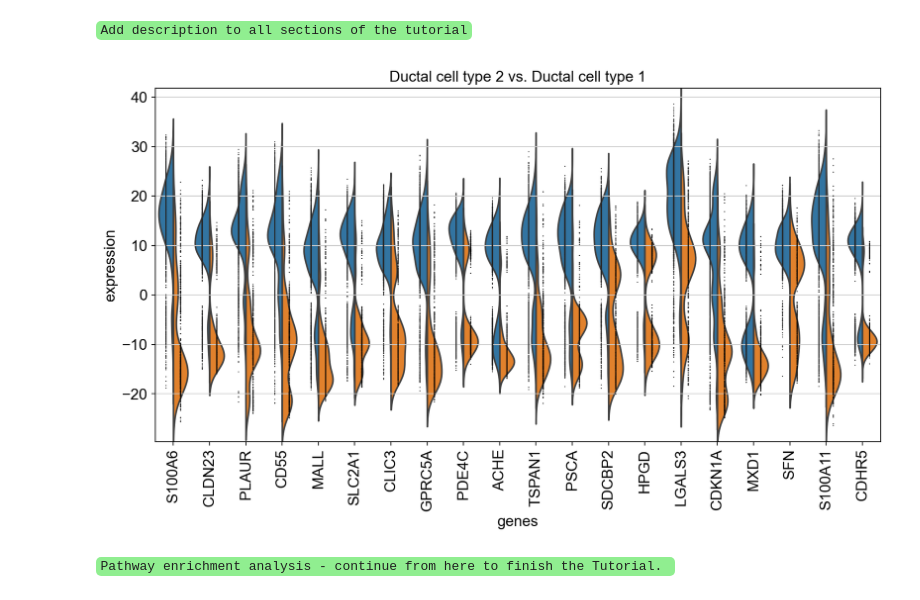
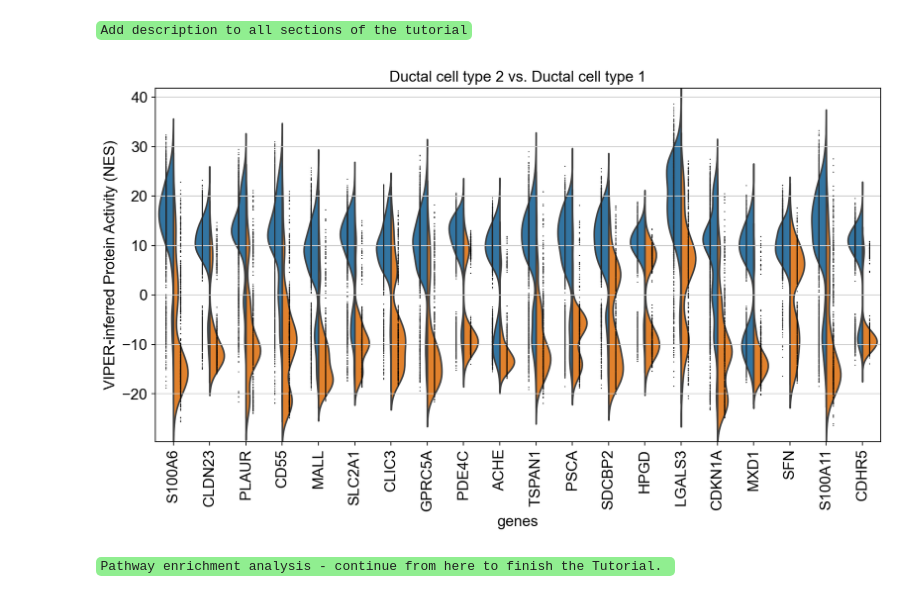
Before and after one commit to alevax/pyviper, a Jupyter notebook: Tutorials/Tutorial-2.ipynb, the cells around one changed output. Cells and saved outputs as stored; diff of their text form; code cells hidden in the pictures.

```diff
--- a/Tutorials/Tutorial-2.ipynb
+++ b/Tutorials/Tutorial-2.ipynb
@@ -242,9 +267,13 @@ ranking genes
 # %%
 plt.figure(figsize=(12, 6))
 
-sc.pl.rank_genes_groups_violin(adata_PA, groups="Ductal cell type 2", jitter=0 )
+axs = sc.pl.rank_genes_groups_violin(adata_PA, groups="Ductal cell type 2", jitter=0, show=False )
+for i,ax in enumerate(axs):
+    ax.set_ylabel('VIPER-inferred Protein Activity (NES)')
+
+plt.show()
 # %% [output]
-[figure, old version]
+[figure, new version]
 # %% [markdown]
 <code style="background:lightgreen">Pathway enrichment analysis - continue from here to finish the Tutorial. </code>
 # %%
```
Also changed, not shown: parts of 19 cells of this notebook.
